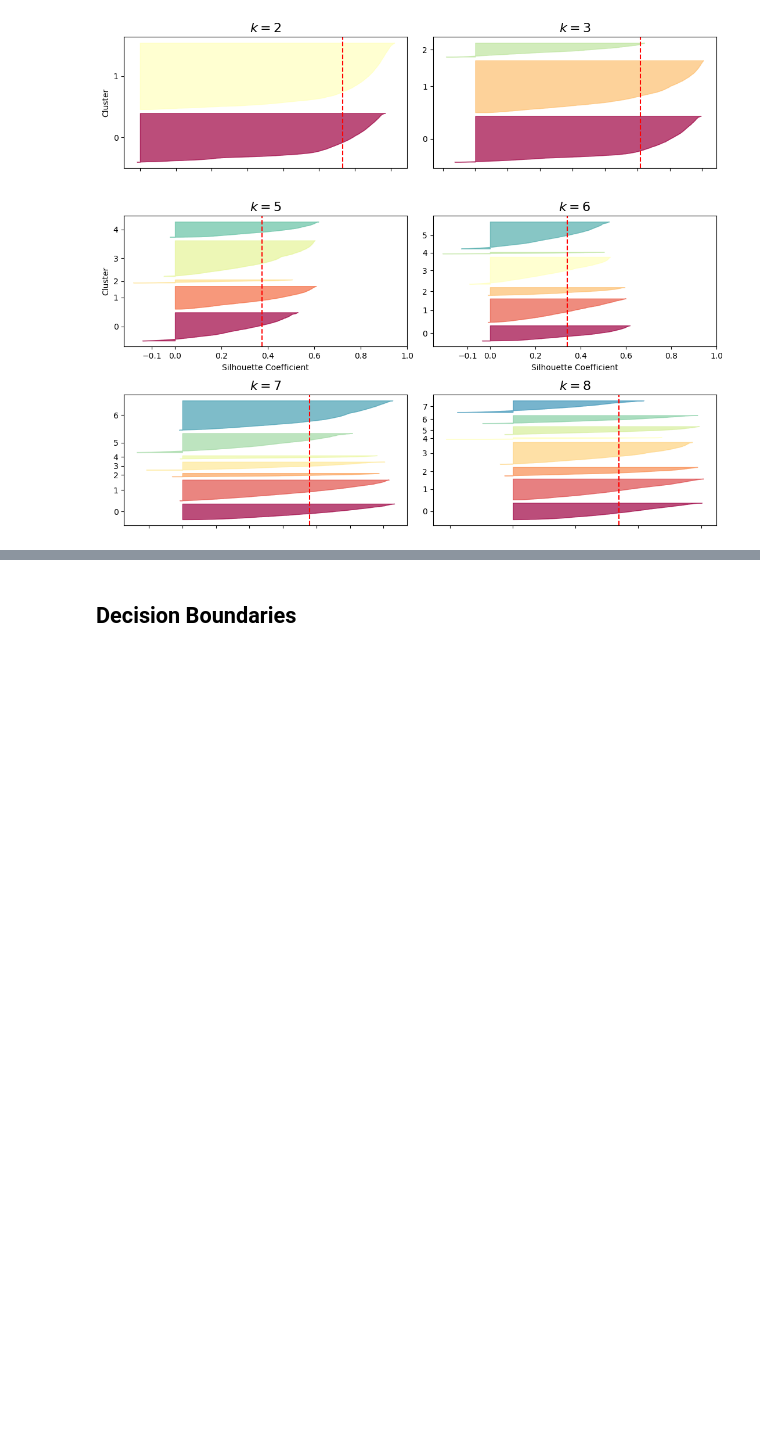
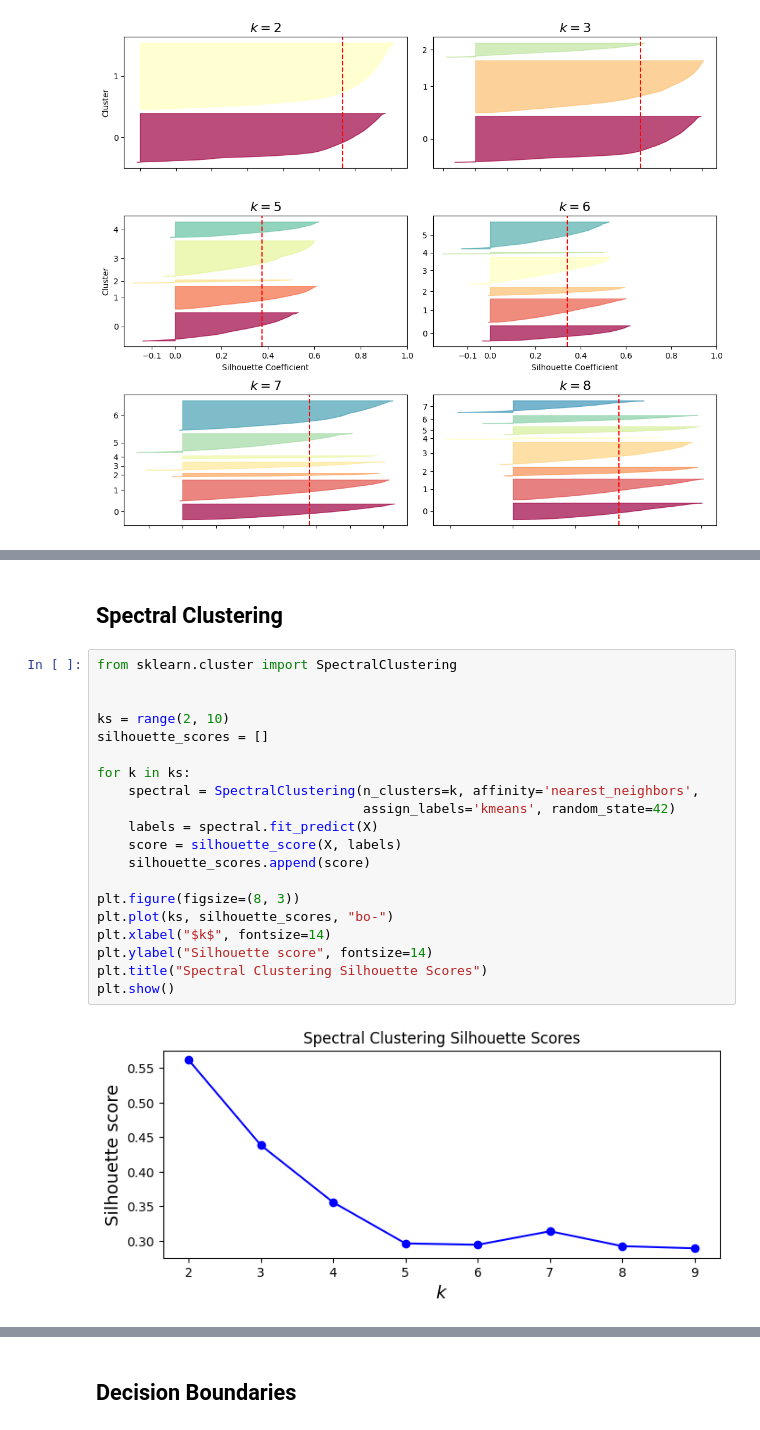
Before and after one commit to FelixH-git/SVM-Pipeline, a Jupyter notebook: labb6.ipynb, the cells around one changed output, grey strips where cells are left out. Saved outputs shown, nothing was run; the diff lists cells and outputs as text; blank space fills up the shorter version.

```diff
--- a/labb6.ipynb
+++ b/labb6.ipynb
@@ -203,0 +225,24 @@ plt.show()
+# %% [markdown]
+## Spectral Clustering
+# %%
+from sklearn.cluster import SpectralClustering
+
+
+ks = range(2, 10)
+silhouette_scores = []
+
+for k in ks:
+    spectral = SpectralClustering(n_clusters=k, affinity='nearest_neighbors',
+                                  assign_labels='kmeans', random_state=42)
+    labels = spectral.fit_predict(X)
+    score = silhouette_score(X, labels)
+    silhouette_scores.append(score)
+
+plt.figure(figsize=(8, 3))
+plt.plot(ks, silhouette_scores, "bo-")
+plt.xlabel("$k$", fontsize=14)
+plt.ylabel("Silhouette score", fontsize=14)
+plt.title("Spectral Clustering Silhouette Scores")
+plt.show()
+# %% [output]
+[figure, added]
```
Also changed, not shown: parts of 4 cells of this notebook.
